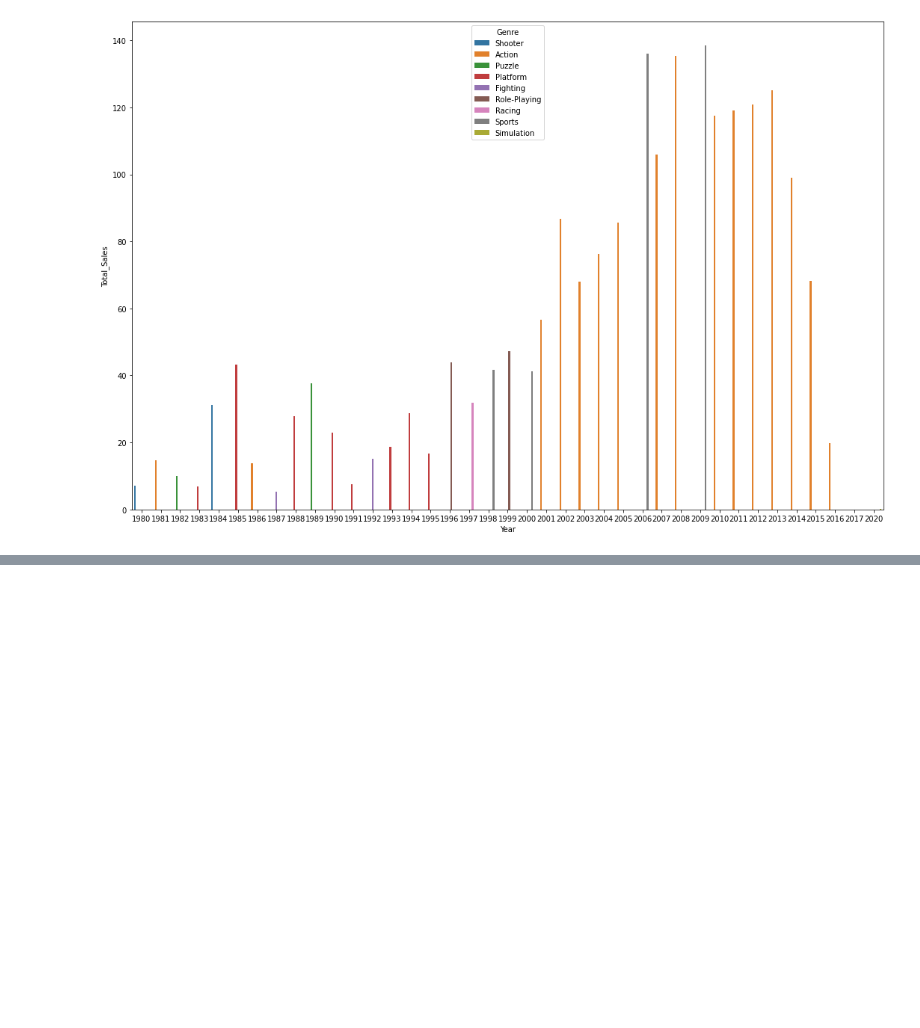
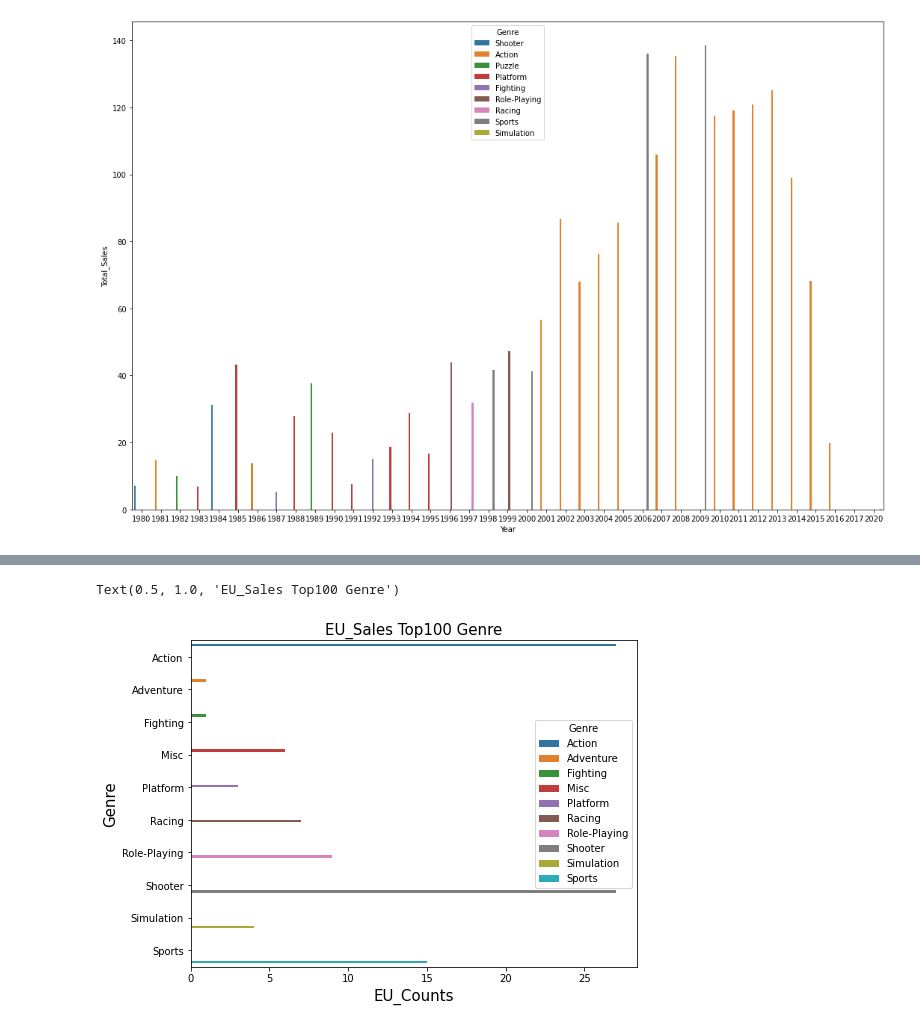
Before and after one commit to lakepicnic/Section_project, a Jupyter notebook: Section1_project.ipynb, the cells around one changed output, grey strips where cells are left out. Saved outputs shown, nothing was run; the diff lists cells and outputs as text; code cells hidden in the pictures; blank space fills up the shorter version.

```diff
--- a/Section1_project.ipynb
+++ b/Section1_project.ipynb
@@ -232,0 +213,13 @@ Recent10_Publisher
+# %%
+Sales_100_EU = df1[df1.Year>2010].sort_values(by='EU_Sales', ascending=False)
+Sales_100_EU = Sales_100_EU.head(100).reset_index(drop=True)
+Sales_100_EU = Sales_100_EU.groupby(['Genre']).size().reset_index(name = "Count")
+plt.figure(figsize = (8,6))
+sns.barplot(x='Count',y = 'Genre',data=Sales_100_EU, hue = 'Genre')
+plt.xlabel("EU_Counts",fontsize=15)
+plt.ylabel('Genre',fontsize=15)
+plt.title("EU_Sales Top100 Genre", fontsize=15)
+#둘이 동점임
+# %% [output]
+Text(0.5, 1.0, 'EU_Sales Top100 Genre')
+[figure, added]
```
Also changed, not shown: parts of 6 cells of this notebook.
